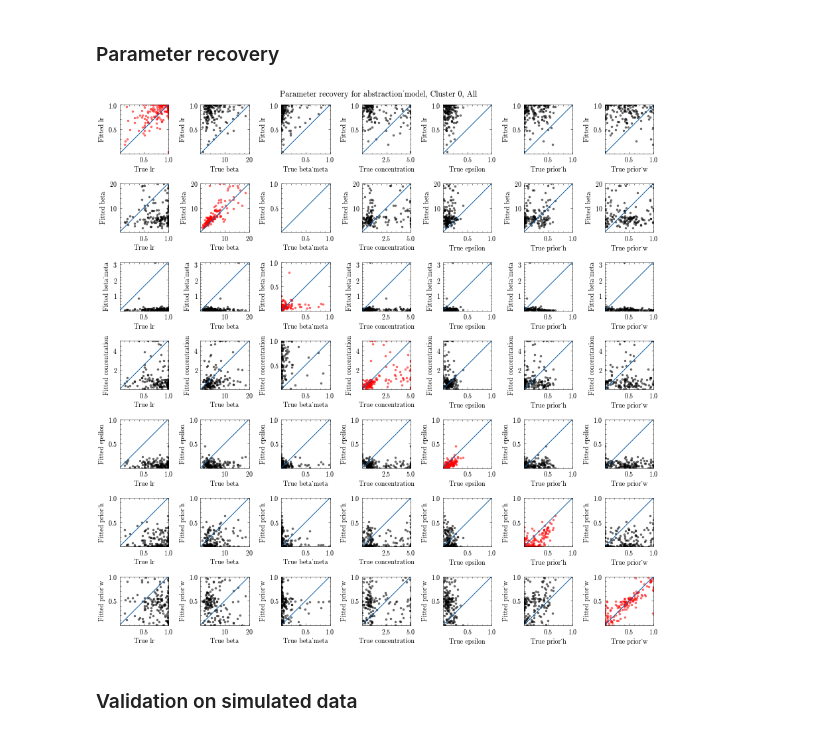
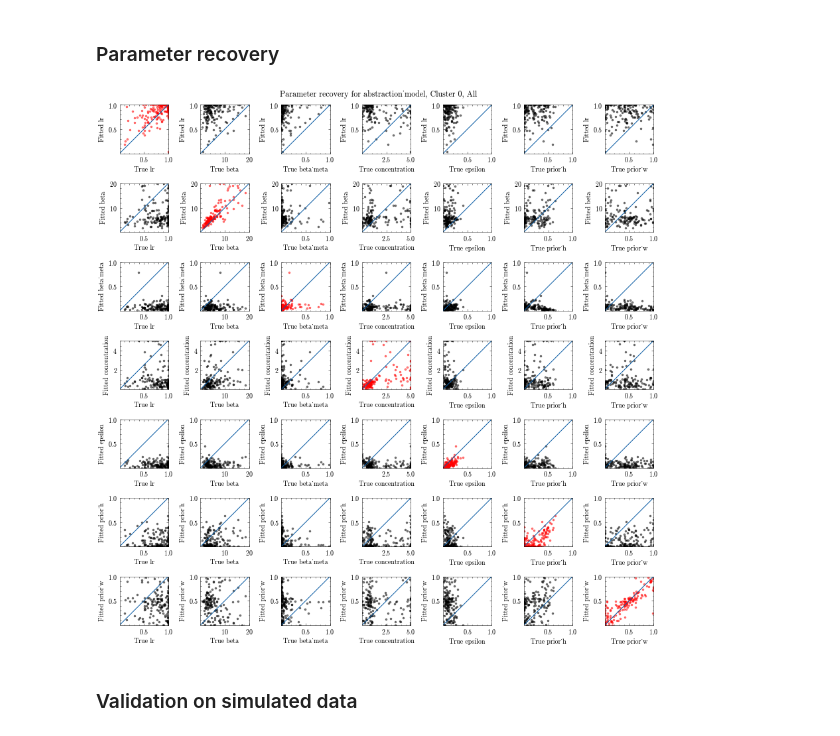
Before and after one commit to jl3676/learning_hierarchy, a Jupyter notebook: qc_modeling.ipynb, the cells around one changed output. Saved outputs shown, nothing was run; the diff lists cells and outputs as text; code cells hidden in the pictures.

Commit message:
beta_meta fixed

```diff
--- a/qc_modeling.ipynb
+++ b/qc_modeling.ipynb
@@ -111,36 +111,35 @@ for p in range(len(bounds)):
         q_bounds = bounds[q].copy()
 
         values_p = fitted_params[:,p]
         values_q = best_params_all[:,q]
-#         mult = -1 if 'v_repeat' in param_names[p] else 1
-#         add = 2 if 'v_repeat' in param_names[p] else 0
         mult, add = 1, 0
         if 'concentration' in param_names[p] or 'beta_meta' in param_names[p]:
             p_bounds[0] = 10**p_bounds[0] * mult + add
             p_bounds[1] = 10**p_bounds[1] * mult + add
             values_p = 10**values_p * mult + add
         if 'concentration' in param_names[q] or 'beta_meta' in param_names[q]:
             q_bounds[0] = 10**q_bounds[0] * mult + add
             q_bounds[1] = 10**q_bounds[1] * mult + add
             values_q = 10**values_q * mult + add
         if 'beta_meta' in param_names[p]:
             p_bounds[1] = 1
+        if 'beta_meta' in param_names[q]:
             q_bounds[1] = 1
         color = 'r' if p == q else 'k'
         plt.plot(values_p, values_q, '.', color=color, markersize=5, alpha=0.5)
         plt.plot([p_bounds[0],p_bounds[1]], [q_bounds[0], q_bounds[1]])
         plt.xlim(p_bounds)
         plt.ylim(q_bounds)
         plt.xlabel(f'True {param_names[p]}')
         plt.ylabel(f'Fitted {param_names[q]}')
         ax.set_box_aspect(1)
 
 plt.suptitle(f'Parameter recovery for {this_model}, Cluster {cluster}, {condition}')
 plt.tight_layout()
 plt.savefig(f'plots/paramrec_{structure}_{condition}_cluster{cluster}_Blocks_All.svg')
 plt.show()
 # %% [output]
-[figure, old version]
+[figure, new version]
 # %% [markdown]
 ### Validation on simulated data
 # %%
```
Also changed, not shown: 2 other files.
